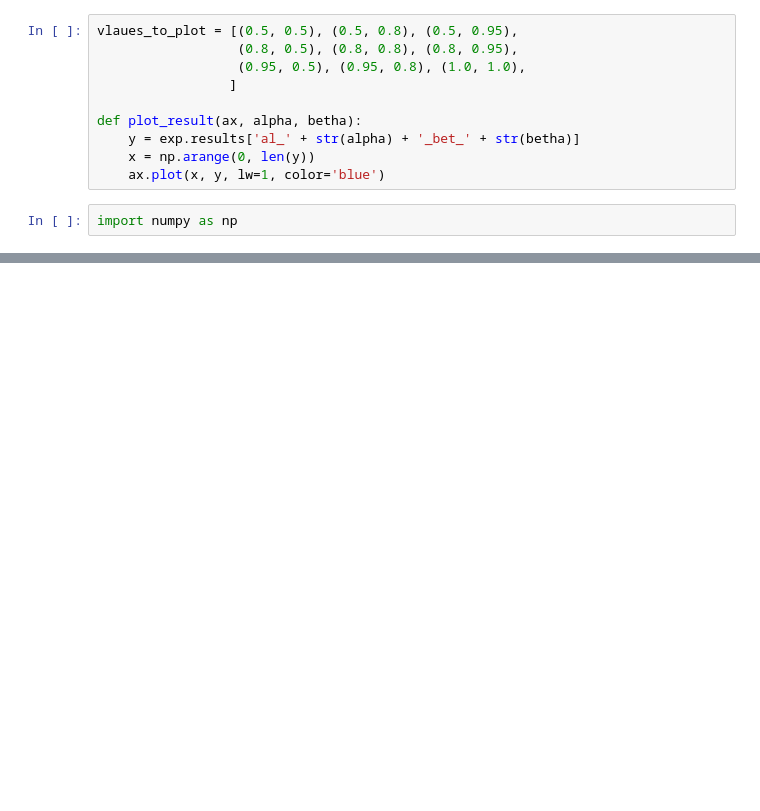
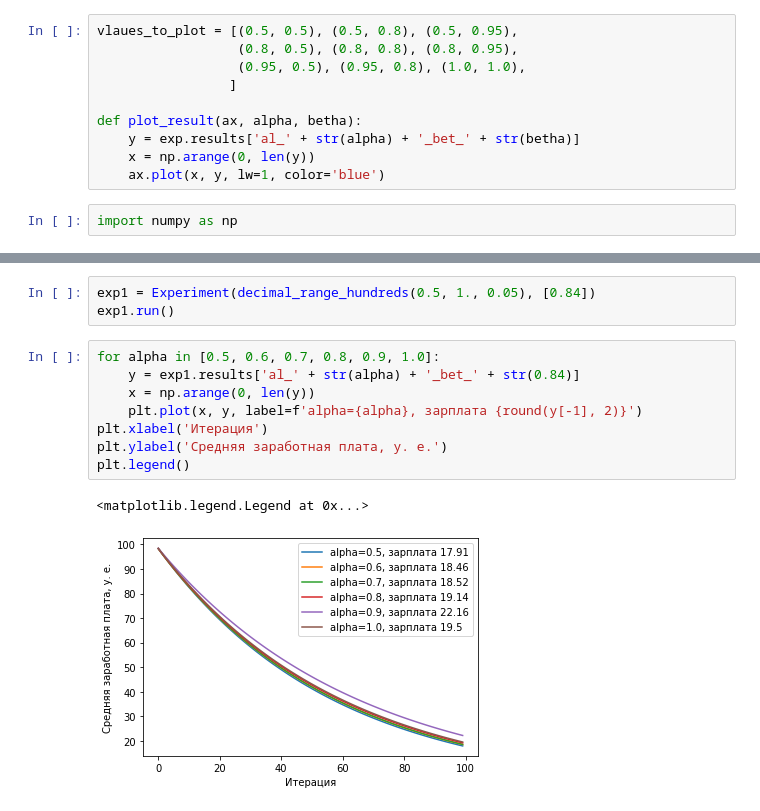
Before and after one commit to TovarischSukhov/social_network_simulation, a Jupyter notebook: visualization.ipynb, the cells around one changed output, grey strips where cells are left out. Drawn from its saved outputs; the diff is of its cells as text; blank space fills up the shorter version.

```diff
--- a/visualization.ipynb
+++ b/visualization.ipynb
@@ -59,0 +62,14 @@ plt.show()
+# %%
+exp1 = Experiment(decimal_range_hundreds(0.5, 1., 0.05), [0.84])
+exp1.run()
+# %%
+for alpha in [0.5, 0.6, 0.7, 0.8, 0.9, 1.0]:
+    y = exp1.results['al_' + str(alpha) + '_bet_' + str(0.84)]
+    x = np.arange(0, len(y))
+    plt.plot(x, y, label=f'alpha={alpha}, зарплата {round(y[-1], 2)}')
+plt.xlabel('Итерация')
+plt.ylabel('Средняя заработная плата, у. е.')
+plt.legend()
+# %% [output]
+<matplotlib.legend.Legend at 0x...>
+[figure, added]
```
Also changed, not shown: parts of 7 cells of this notebook, 1 other file.
